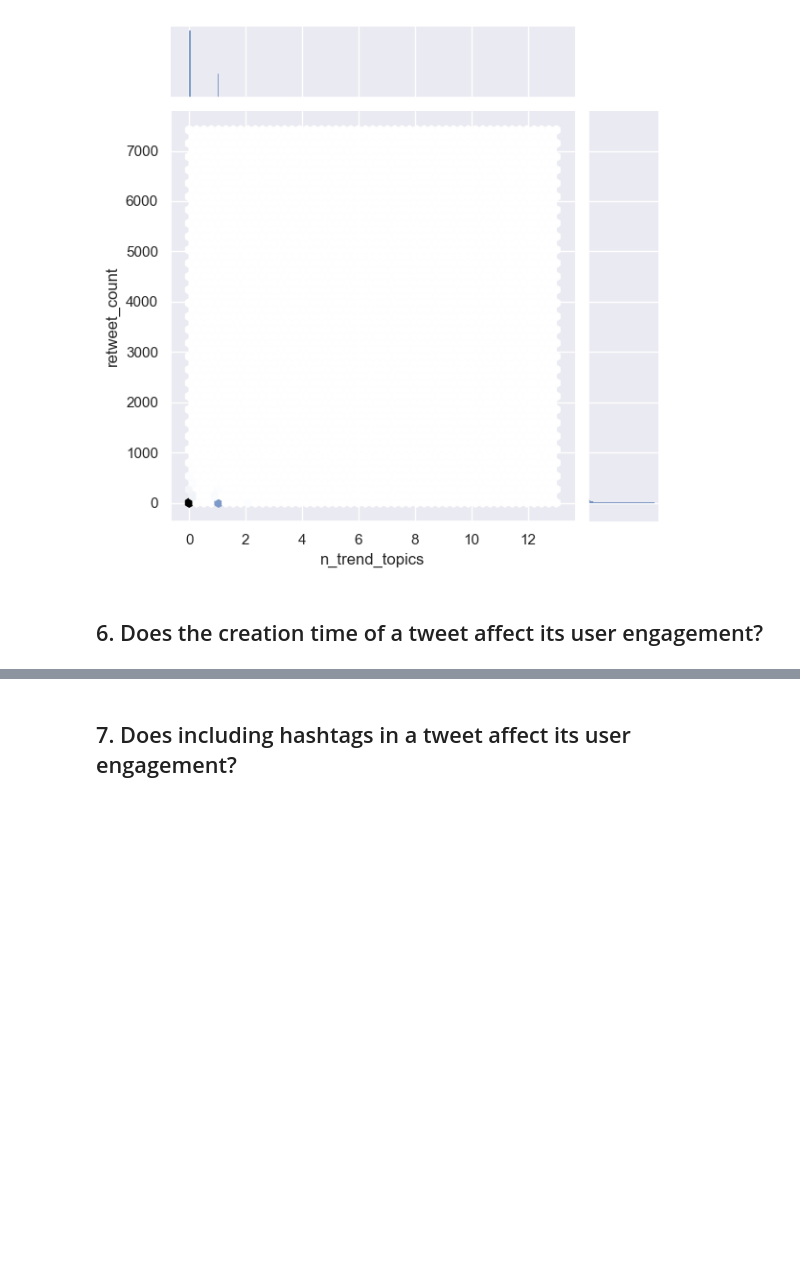
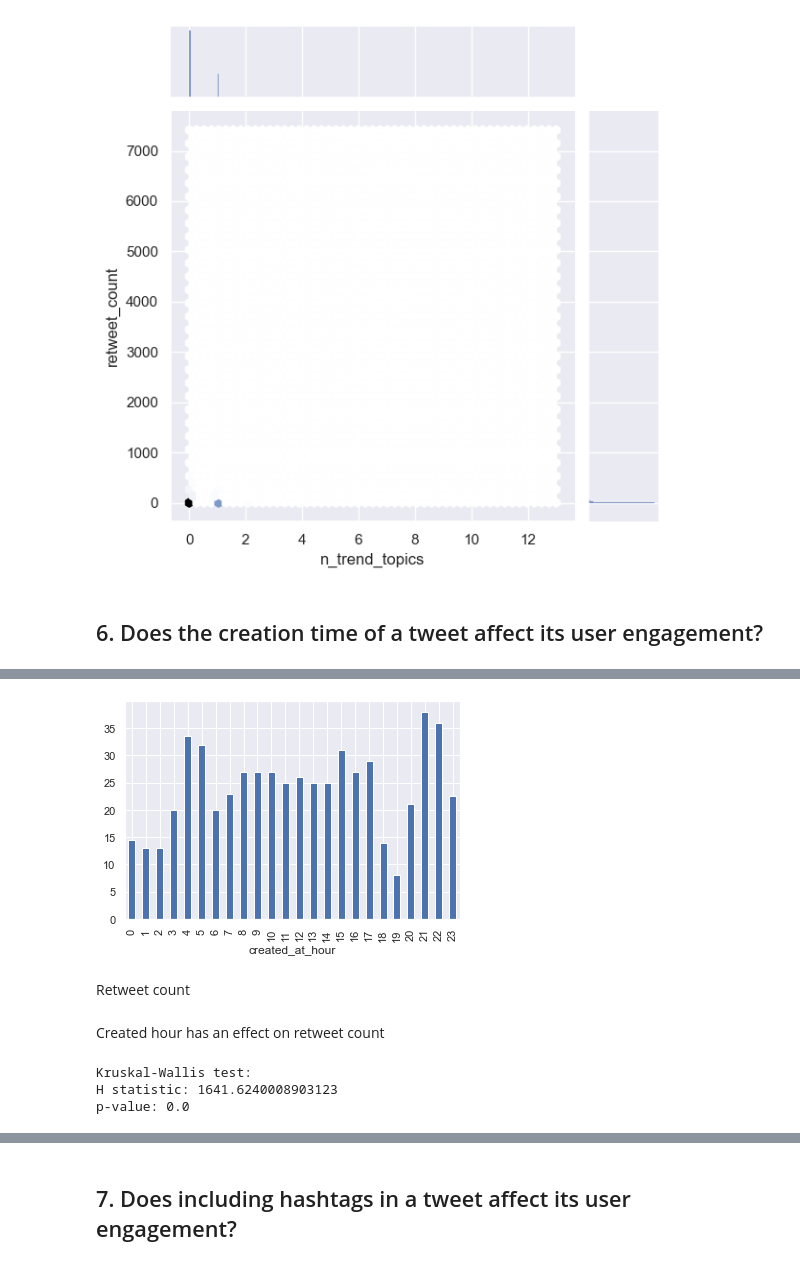
Before and after one commit to ossamum/kuleuven-thesis, a Jupyter notebook: 05_hypothesis_testing.ipynb, the cells around one changed output, grey strips where cells are left out. Cells and saved outputs as stored; diff of their text form; code cells hidden in the pictures; blank space fills up the shorter version.

```diff
--- a/05_hypothesis_testing.ipynb
+++ b/05_hypothesis_testing.ipynb
@@ -500,0 +563,6 @@ plt.show()
+# %%
+a.groupby('created_at_hour')['like_count'].median().plot.bar();
+# %% [output]
+[figure, added]
+# %% [markdown]
+Retweet count
@@ -500,0 +596,10 @@ plt.show()
+# %% [markdown]
+Created hour has an effect on retweet count
+# %%
+print("Kruskal-Wallis test:")
+print("H statistic:", kruskal_test.statistic)
+print("p-value:", kruskal_test.pvalue)
+# %% [output]
+Kruskal-Wallis test:
+H statistic: 1641.6240008903123
+p-value: 0.0
```
Also changed, not shown: parts of 17 cells of this notebook.
